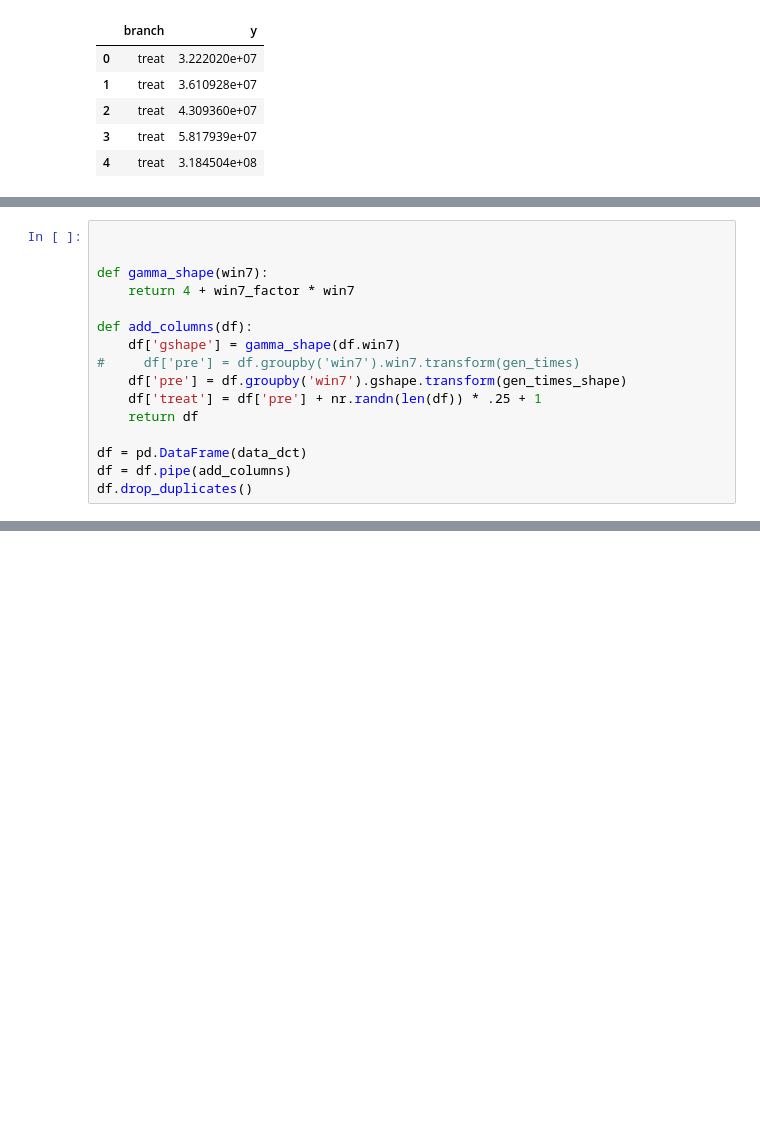
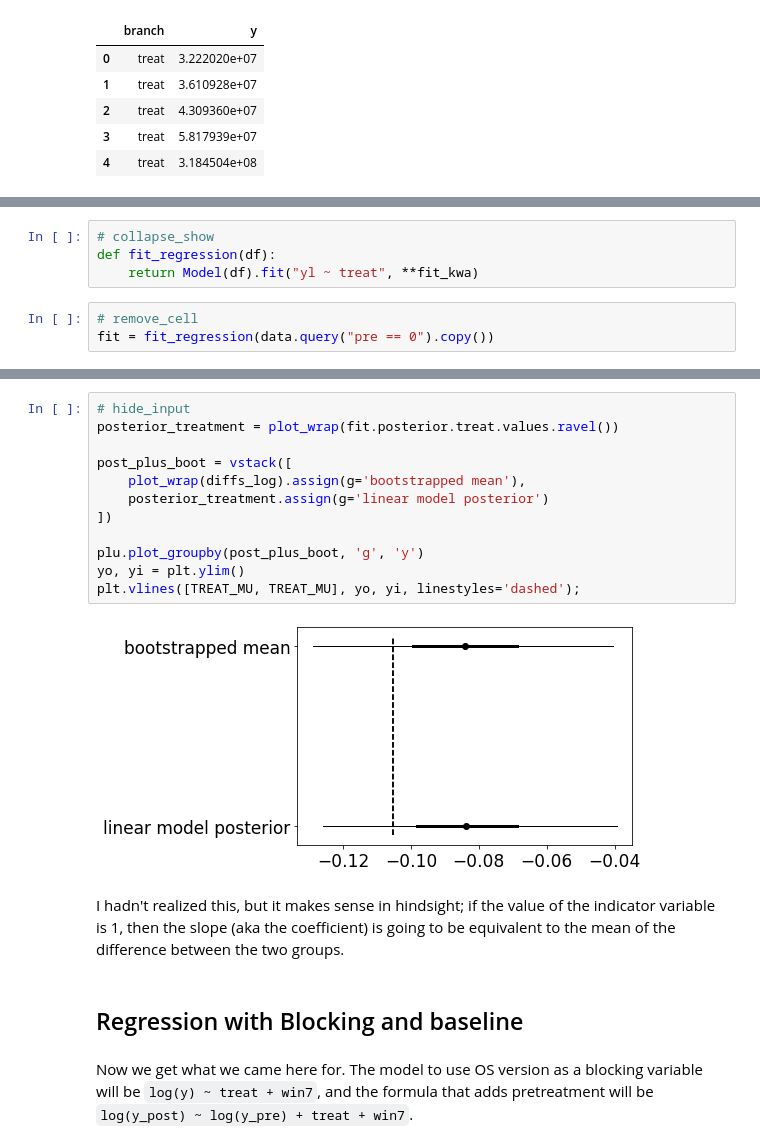
Before and after one commit to wcbeard/experiment_blocking_pretreatment, a Jupyter notebook: notebooks/timing-example.ipynb, the cells around one changed output, grey strips where cells are left out. Cells and saved outputs as stored; diff of their text form; blank space fills up the shorter version.

```diff
--- a/notebooks/timing-example.ipynb
+++ b/notebooks/timing-example.ipynb
@@ -570,16 +308,0 @@ def gen_times_shape(gshape):
-# %%
-
-
-def gamma_shape(win7):
-    return 4 + win7_factor * win7
-
-def add_columns(df):
-    df['gshape'] = gamma_shape(df.win7)
-#     df['pre'] = df.groupby('win7').win7.transform(gen_times)
-    df['pre'] = df.groupby('win7').gshape.transform(gen_times_shape)
-    df['treat'] = df['pre'] + nr.randn(len(df)) * .25 + 1
-    return df
-
-df = pd.DataFrame(data_dct)
-df = df.pipe(add_columns)
-df.drop_duplicates()
@@ -585,0 +341,7 @@ df.drop_duplicates()
+# %%
+# collapse_show
+def fit_regression(df):
+    return Model(df).fit("yl ~ treat", **fit_kwa)
+# %%
+# remove_cell
+fit = fit_regression(data.query("pre == 0").copy())
@@ -585,0 +352,20 @@ df.drop_duplicates()
+# %%
+# hide_input
+posterior_treatment = plot_wrap(fit.posterior.treat.values.ravel())
+
+post_plus_boot = vstack([
+    plot_wrap(diffs_log).assign(g='bootstrapped mean'),
+    posterior_treatment.assign(g='linear model posterior')
+])
+
+plu.plot_groupby(post_plus_boot, 'g', 'y')
+yo, yi = plt.ylim()
+plt.vlines([TREAT_MU, TREAT_MU], yo, yi, linestyles='dashed');
+# %% [output]
+[figure, added]
+# %% [markdown]
+I hadn't realized this, but it makes sense in hindsight; if the value of the indicator variable is 1, then the slope (aka the coefficient) is going to be equivalent to the mean of the difference between the two groups.
+# %% [markdown]
+## Regression with Blocking and baseline
+# %% [markdown]
+Now we get what we came here for. The model to use OS version as a blocking variable will be `log(y) ~ treat + win7`, and the formula that adds pretreatment will be `log(y_post) ~ log(y_pre) + treat + win7`.
```
Also changed, not shown: parts of 81 cells of this notebook, 6 other files.
